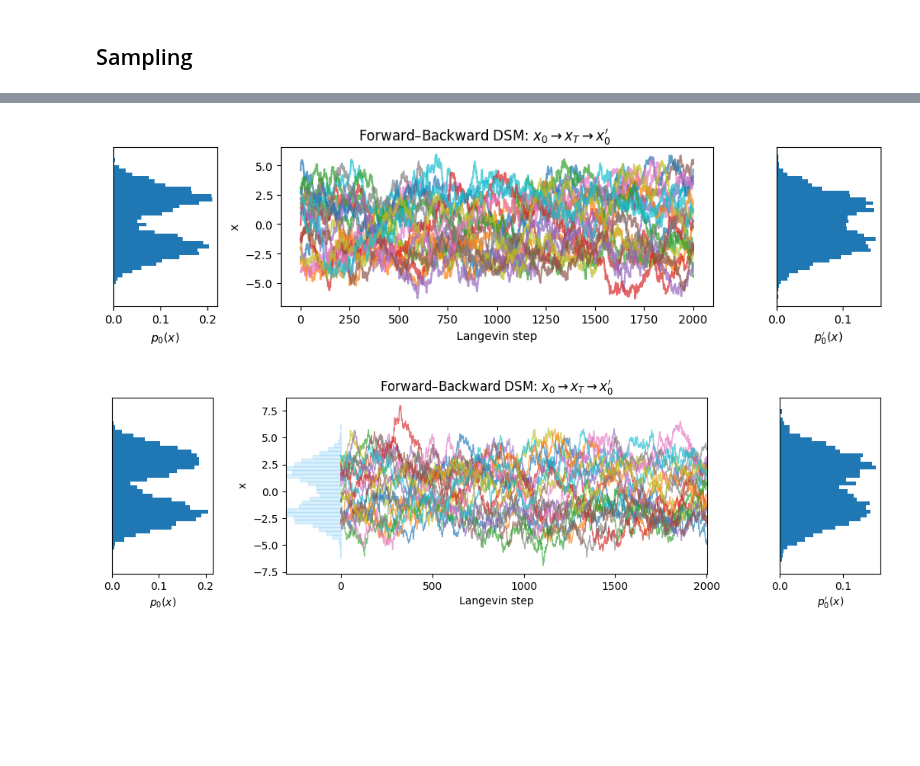
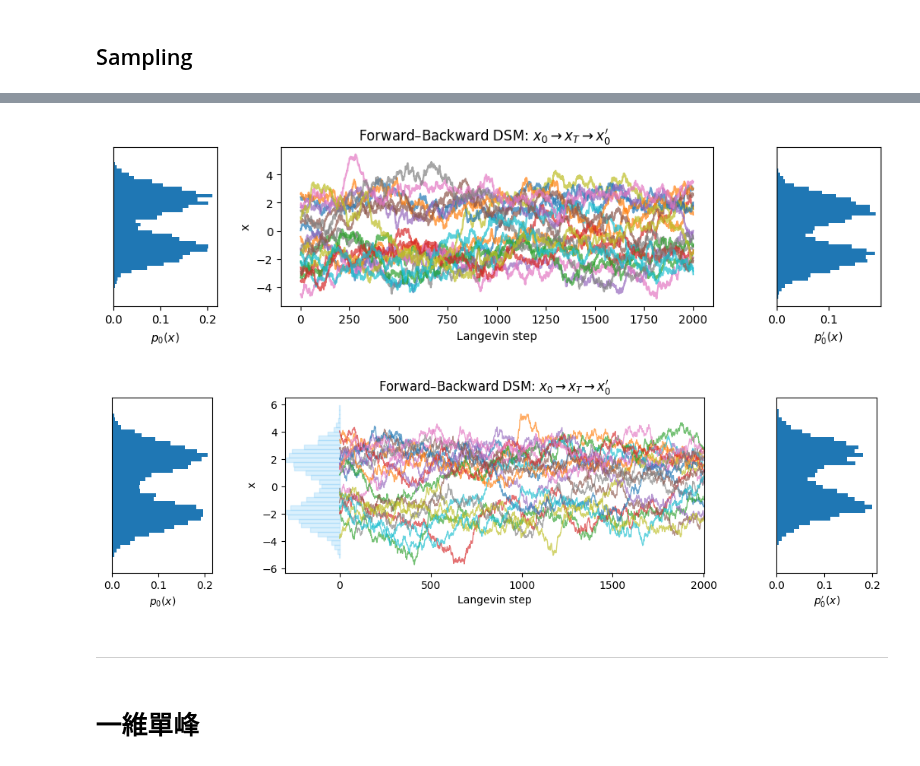
Before and after one commit to XuanWeiWang-999/2025Autumn_ML-project-DiffusionModel_02, a Jupyter notebook: 20251229_code/code-DSM 1D.ipynb, the cells around one changed output, grey strips where cells are left out. Cells and saved outputs as stored; diff of their text form; code cells hidden in the pictures; blank space fills up the shorter version.

```diff
--- a/20251229_code/code-DSM 1D.ipynb
+++ b/20251229_code/code-DSM 1D.ipynb
@@ -9,7 +9,7 @@ import numpy as np
 
 device = torch.device("cpu")
 
-sigma_dsm=1.25
+sigma_dsm=0.4
 batch_size=2048
 # %%
 def sample_noisy_x(batch_size, x_dim=1, sigma=0.5):
@@ -132,3 +132,10 @@ print(sigma_dsm)
 # %% [markdown]
 ## Sampling
+# %%
+steps = 2000
+eta = 0.005
+x_dim = 1
+sigma_noise = 0.4  # =sigma_dsm
+K_traj = 20 # <--- 記得設定這個，要畫幾條
+N_total=5000
 # %%
@@ -155,8 +173,8 @@ plt.show()
 
 from matplotlib.gridspec import GridSpec
 
-def langevin_trajectories(model, steps=2000, eta=0.02, x_dim=1,
-                          N_total=5000, K_traj=20):
+def langevin_trajectories(model, steps, eta, x_dim,
+                          N_total, K_traj):
     """
     N_total: 一共多少條軌跡用來做分布
     K_traj : 中間圖要畫出來的軌跡條數
@@ -185,17 +203,15 @@ def langevin_trajectories(model, steps=2000, eta=0.02, x_dim=1,
 
     return x_init_all, x_final_all, traj_hist
 
-steps = 2000
-eta = 0.02
-x_dim = 1
+
 
 x_init_all, x_final_all, traj_hist = langevin_trajectories(
     model, steps=steps, eta=eta, x_dim=x_dim,
     N_total=5000, K_traj=20
 )
 # %%
-def forward_backward_process(model, steps=2000, eta=0.02, x_dim=1,
-                             N_total=5000, K_traj=20, sigma=0.5):
+def forward_backward_process(model, steps, eta, x_dim,
+                             N_total, K_traj, sigma):
 
     model.eval()
 
@@ -228,43 +244,42 @@ def forward_backward_process(model, steps=2000, eta=0.02, x_dim=1,
     return x0_np, xT_np, x0_prime_np, traj_hist
 # %%
 x0_np, xT_np, x0p_np, traj_hist = forward_backward_process(
-    model, steps=2000, eta=0.02, x_dim=1, N_total=5000
-)
+    model, steps, eta, x_dim, N_total, K_traj,  # 補上
+    sigma=sigma_noise)
 
 fig = plt.figure(figsize=(12, 2.5))
 gs = GridSpec(1, 3, width_ratios=[1.2, 5, 1.2], wspace=0.3)
 
 ax_left  = fig.add_subplot(gs[0, 0])
 ax_mid   = fig.add_subplot(gs[0, 1])
 ax_right = fig.add_subplot(gs[0, 2])
 
 # Left
 ax_left.hist(x0_np[:,0], bins=40, density=True, orientation='horizontal')
 ax_left.set_xlabel(r"$p_0(x)$")
 ax_left.set_yticks([])
 
 # Mid
 t_axis = np.arange(traj_hist.shape[0])
 for i in range(traj_hist.shape[1]):
     ax_mid.plot(t_axis, traj_hist[:, i, 0], alpha=0.7)
 ax_mid.set_xlabel("Langevin step")
 ax_mid.set_ylabel("x")
 
 # Right
 ax_right.hist(x0p_np[:,0], bins=40, density=True, orientation='horizontal')
 ax_right.set_xlabel(r"$p_0'(x)$")
 ax_right.set_yticks([])
 
 plt.suptitle(r"Forward–Backward DSM: $x_0 \rightarrow x_T \rightarrow x_0'$")
 plt.tight_layout()
 plt.show()
 # %% [output]
-[figure, old version]
+[figure, new version]
 # %%
-
-
 x0_np, xT_np, x0p_np, traj_hist = forward_backward_process(
-    model, steps=2000, eta=0.02, x_dim=1, N_total=5000
+    model, steps, eta, x_dim, N_total, K_traj,
+    sigma=sigma_noise
 )
 
 
@@ -309,4 +324,8 @@ ax_right.set_yticks([])
 plt.tight_layout()
 plt.show()
 # %% [output]
-[figure, old version]
+[figure, new version]
+# %% [markdown]
+---
+# %% [markdown]
+# 一維單峰
```
Also changed, not shown: parts of 5 cells of this notebook.
